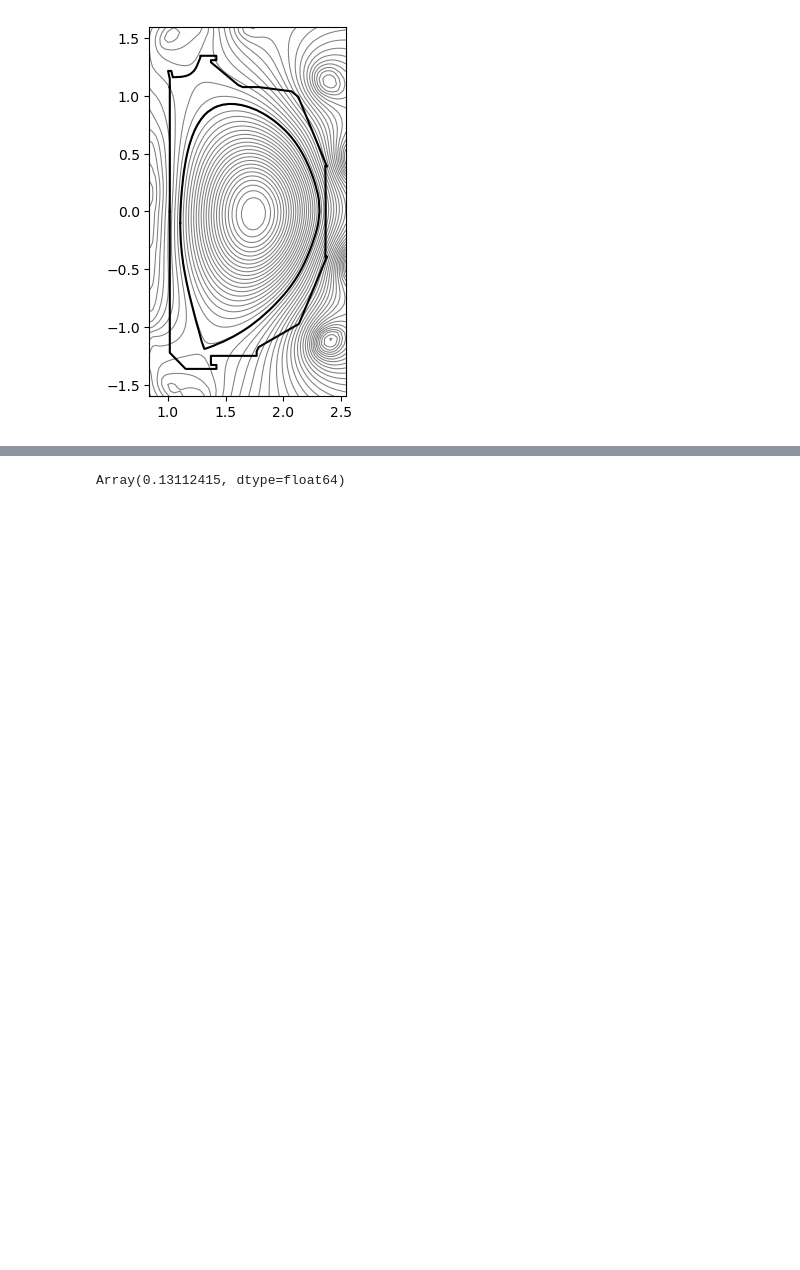
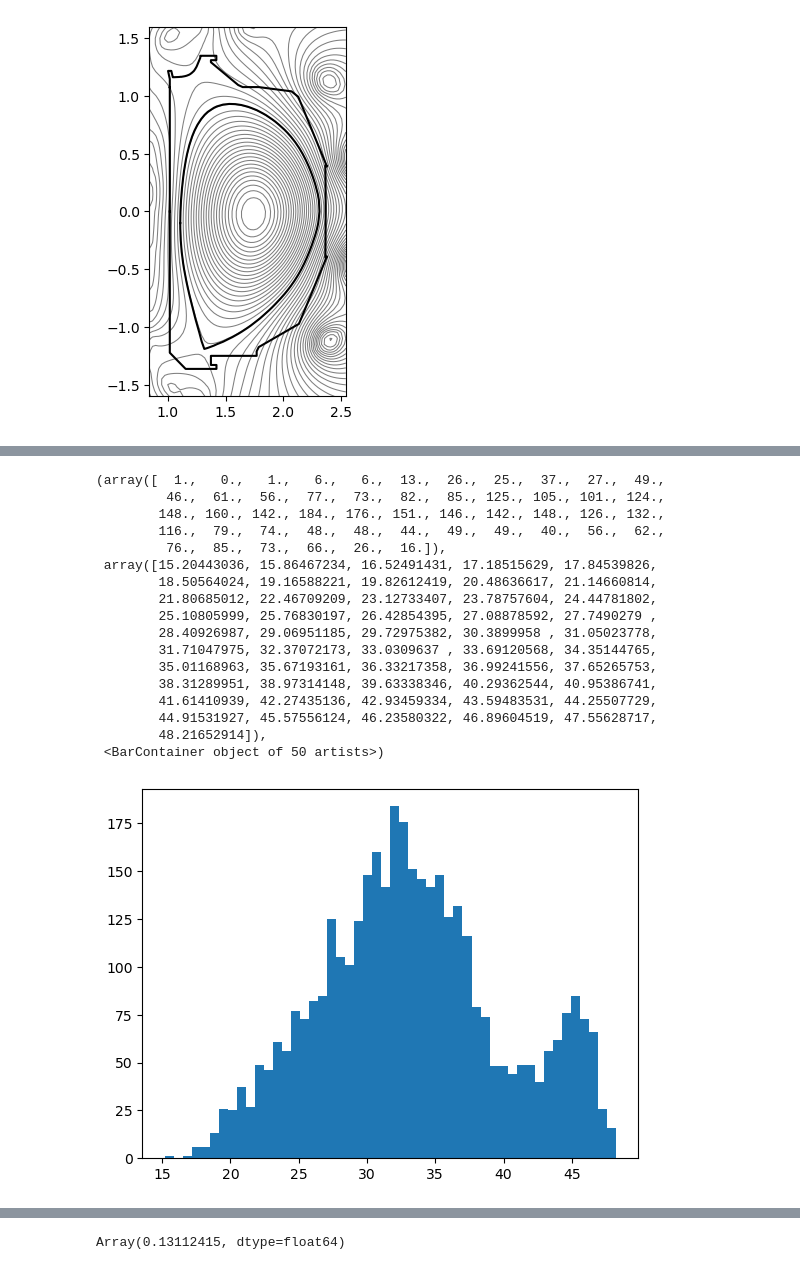
Before and after one commit to Maplenormandy/c1lgkt-jax, a Jupyter notebook: bin/diffrax_scratch.ipynb, the cells around one changed output, grey strips where cells are left out. Cells and saved outputs as stored; diff of their text form; code cells hidden in the pictures; blank space fills up the shorter version.

```diff
--- a/bin/diffrax_scratch.ipynb
+++ b/bin/diffrax_scratch.ipynb
@@ -153,0 +174,23 @@ plt.quiver(r0[filter], vll0[filter], omega_tor[filter] / jnp.std(omega_tor[filte
+# %%
+%matplotlib inline
+plt.figure()
+plt.hist(omega_pol[filter], bins=50)
+# %% [output]
+(array([  1.,   0.,   1.,   6.,   6.,  13.,  26.,  25.,  37.,  27.,  49.,
+         46.,  61.,  56.,  77.,  73.,  82.,  85., 125., 105., 101., 124.,
+        148., 160., 142., 184., 176., 151., 146., 142., 148., 126., 132.,
+        116.,  79.,  74.,  48.,  48.,  44.,  49.,  49.,  40.,  56.,  62.,
+         76.,  85.,  73.,  66.,  26.,  16.]),
+ array([15.20443036, 15.86467234, 16.52491431, 17.18515629, 17.84539826,
+        18.50564024, 19.16588221, 19.82612419, 20.48636617, 21.14660814,
+        21.80685012, 22.46709209, 23.12733407, 23.78757604, 24.44781802,
+        25.10805999, 25.76830197, 26.42854395, 27.08878592, 27.7490279 ,
+        28.40926987, 29.06951185, 29.72975382, 30.3899958 , 31.05023778,
+        31.71047975, 32.37072173, 33.0309637 , 33.69120568, 34.35144765,
+        35.01168963, 35.67193161, 36.33217358, 36.99241556, 37.65265753,
+        38.31289951, 38.97314148, 39.63338346, 40.29362544, 40.95386741,
+        41.61410939, 42.27435136, 42.93459334, 43.59483531, 44.25507729,
+        44.91531927, 45.57556124, 46.23580322, 46.89604519, 47.55628717,
+        48.21652914]),
+ <BarContainer object of 50 artists>)
+[figure, added]
```
Also changed, not shown: parts of 11 cells of this notebook, 3 other files.
